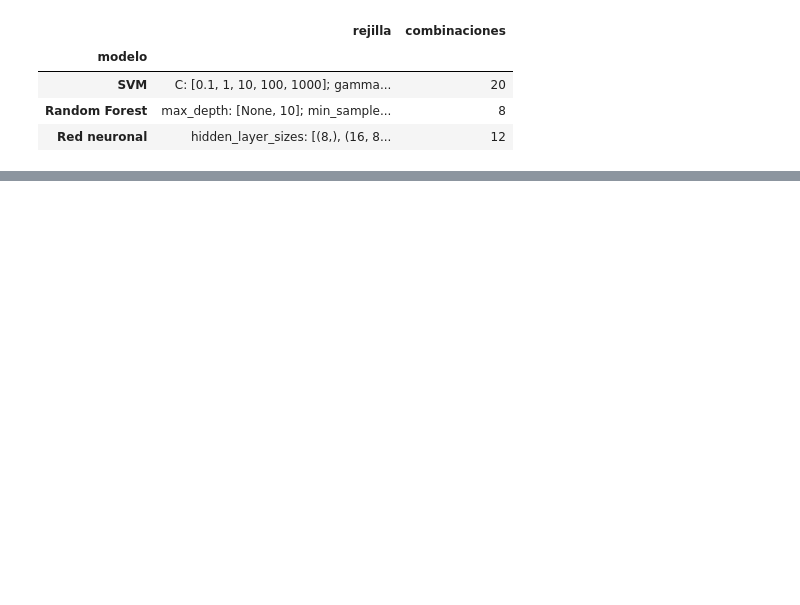
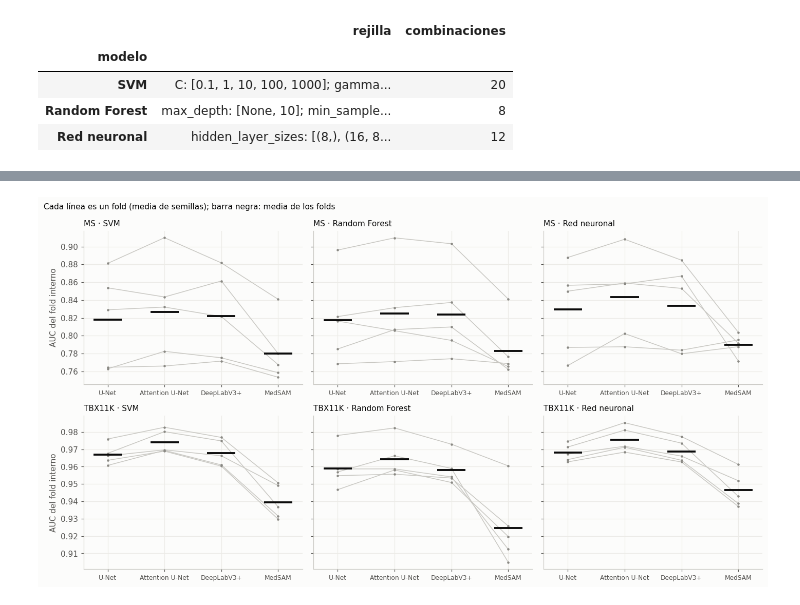
Before and after one commit to JulianCarvajal/tuberculosis-lung-segmentation, a Jupyter notebook: notebooks/04_deteccion_tb.ipynb, the cells around one changed output, grey strips where cells are left out. Drawn from its saved outputs; the diff is of its cells as text; code cells hidden in the pictures; blank space fills up the shorter version.

Commit message:
feat(clasificacion): detección en MS y TBX11K con 16 técnicas y promedio de semillas

```diff
--- a/notebooks/04_deteccion_tb.ipynb
+++ b/notebooks/04_deteccion_tb.ipynb
@@ -668,14 +285,0 @@ display(metrics_table(test_metrics[test_metrics["scope"] == "todas"], ["model",
-# %%
-fig, axes = plt.subplots(1, len(MODELS), figsize=(5 * len(MODELS), 4.4), squeeze=False)
-for ax, model_name in zip(axes[0], MODELS):
-    for method in METHODS:
-        group = predictions[(predictions["model"] == model_name) & (predictions["method"] == method)]
-        fpr, tpr, _ = roc_curve(group["tb"], group["score"])
-        ax.plot(fpr, tpr, lw=2, color=METHOD_COLORS.get(method),
-                label=f"{name(method)} (AUC {roc_auc_score(group['tb'], group['score']):.3f})")
-    ax.plot([0, 1], [0, 1], ls="--", color="0.6", lw=1)
-    ax.set_xlabel("1 − especificidad"); ax.set_ylabel("Sensibilidad")
-    ax.set_title(name(model_name), loc="left"); ax.legend(frameon=False, loc="lower right", fontsize=8)
-fig.suptitle("Curva ROC en el conjunto de prueba", x=0.01, ha="left")
-fig.tight_layout()
-plt.show()
@@ -911,0 +334,16 @@ Guardado en results/classification/montgomery_shenzhen/firstorder: cv_metrics.cs
+# %%
+cv_metrics = pd.DataFrame([
+    {"dataset": ds, "model": model_name, "method": m, "technique": TECHNIQUE_OF[m], "seed": SEED_OF[m], "fold": k,
+     "auc": search.cv_results_[f"split{k}_test_score"][search.best_index_]}
+    for (ds, model_name, m), search in searches.items() for k in range(N_FOLDS)
+])
+best_params = pd.DataFrame([
+    {"dataset": ds, "model": model_name, "method": m, "technique": TECHNIQUE_OF[m], "seed": SEED_OF[m],
+     "auc_interna": search.best_score_, "params": str({k.split("__")[-1]: v for k, v in search.best_params_.items()})}
+    for (ds, model_name, m), search in searches.items()
+])
+
+# AUC interna de cada técnica: media de sus semillas (± desviación entre semillas)
+by_tech = best_params.groupby(["dataset", "model", "technique"], sort=False)["auc_interna"].agg(["mean", "std"])
+text = by_tech["mean"].map("{:.3f}".format) + by_tech["std"].map(lambda s: "" if np.isnan(s) else f" ± {s:.3f}")
+display(text.unstack("technique")[list(TECHNIQUES)].rename(index=name, columns=name))
@@ -911,0 +370,17 @@ Guardado en results/classification/montgomery_shenzhen/firstorder: cv_metrics.cs
+# %%
+fig, axes = plt.subplots(len(DATASETS), len(MODELS), figsize=(13, 7), sharey="row", squeeze=False)
+x = np.arange(len(TECHNIQUES))
+for r, ds in enumerate(DATASETS):
+    for ax, model_name in zip(axes[r], MODELS):
+        sel = cv_metrics[(cv_metrics["dataset"] == ds) & (cv_metrics["model"] == model_name)]
+        auc = sel.groupby(["fold", "technique"])["auc"].mean().unstack()[list(TECHNIQUES)]  # media de semillas
+        for _, row in auc.iterrows():
+            ax.plot(x, row.to_numpy(), color="#c9c8c3", lw=1, marker="o", ms=3, mfc="#8a8984", mec="none")
+        ax.hlines(auc.mean(), x - 0.25, x + 0.25, color="#0b0b0b", lw=2.5)
+        ax.set_xticks(x, [name(t) for t in TECHNIQUES], fontsize=8)
+        ax.set_title(f"{name(ds)} · {name(model_name)}", loc="left", fontsize=10)
+    axes[r, 0].set_ylabel("AUC del fold interno")
+fig.suptitle("Cada línea es un fold (media de semillas); barra negra: media de los folds", x=0.01, ha="left", fontsize=10)
+fig.tight_layout(); plt.show()
+# %% [output]
+[figure, added]
```
Also changed, not shown: parts of 70 cells of this notebook, 23 other files.
